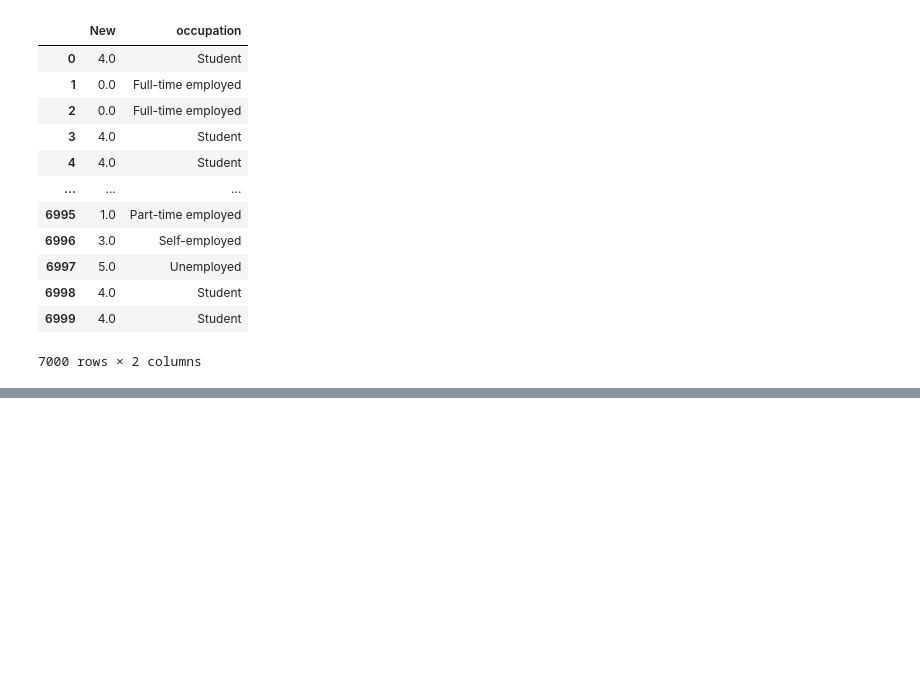
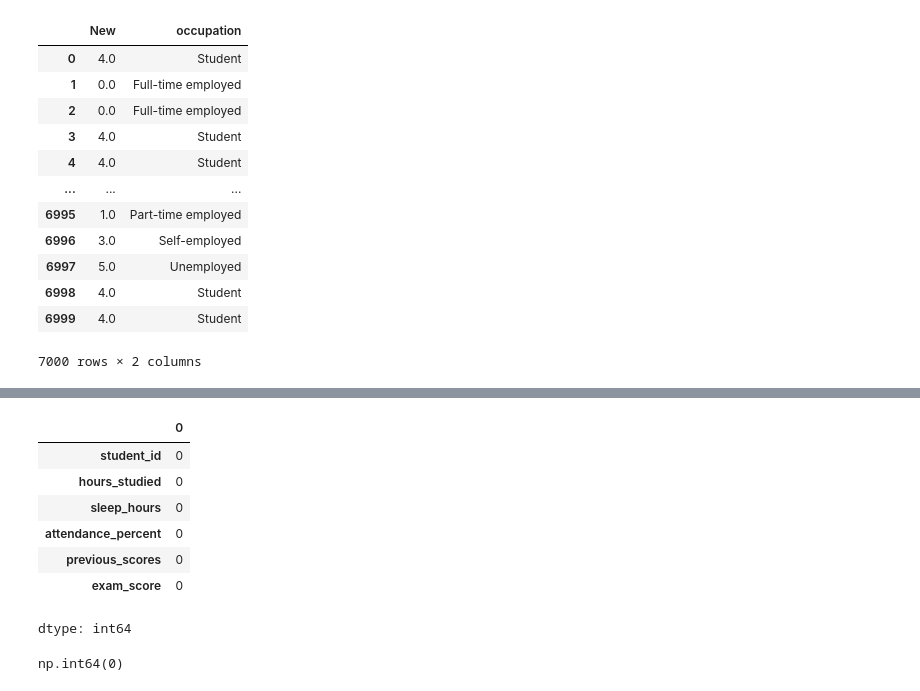
Before and after one commit to Aradhyagodambe/Python-Colab-Files, a Jupyter notebook: ML_Fundamnetals.ipynb, the cells around one changed output, grey strips where cells are left out. Cells and saved outputs as stored; diff of their text form; code cells hidden in the pictures; blank space fills up the shorter version.

```diff
--- a/ML_Fundamnetals.ipynb
+++ b/ML_Fundamnetals.ipynb
@@ -132,0 +201,15 @@ SM[['New','occupation']]
+# %%
+Stu.isna().sum()
+# %% [output]
+|  | 0 |
+| student_id | 0 |
+| hours_studied | 0 |
+| sleep_hours | 0 |
+| attendance_percent | 0 |
+| previous_scores | 0 |
+| exam_score | 0 |
+dtype: int64
+# %%
+Stu.duplicated().sum()
+# %% [output]
+np.int64(0)
```
Also changed, not shown: parts of 15 cells of this notebook.
